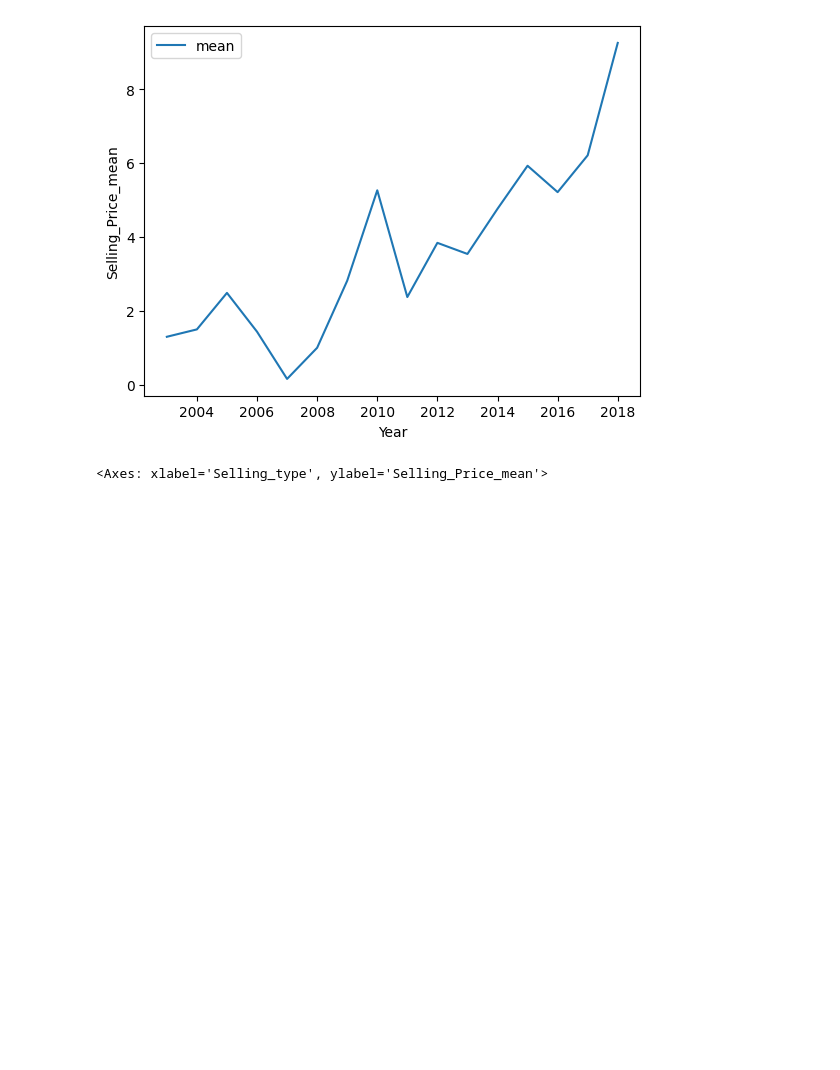
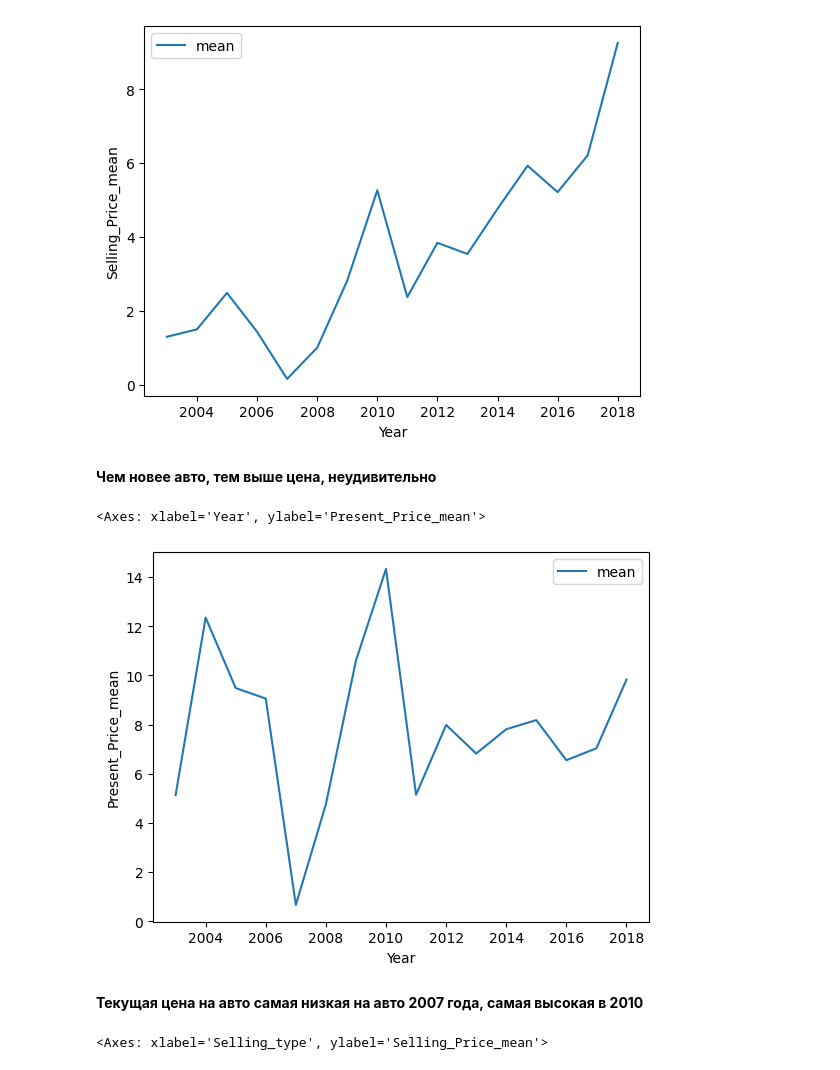
Before and after one commit to SmetaninAS/IISLR1, a Jupyter notebook: eda/cariissm_iz_doma.ipynb, the cells around one changed output. Drawn from its saved outputs; the diff is of its cells as text; code cells hidden in the pictures; blank space fills up the shorter version.

```diff
--- a/eda/cariissm_iz_doma.ipynb
+++ b/eda/cariissm_iz_doma.ipynb
@@ -171,6 +208,16 @@ sns.lineplot(aggregated_df,x='Year',y='Selling_Price_mean', label='mean')
 # %% [output]
 <Axes: xlabel='Year', ylabel='Selling_Price_mean'>
 [figure]
+# %% [markdown]
+**Чем новее авто, тем выше цена, неудивительно**
+# %%
+#Линейный график, отражающий зависимость цены продажи от года
+sns.lineplot(aggregated_df,x='Year',y='Present_Price_mean', label='mean')
+# %% [output]
+<Axes: xlabel='Year', ylabel='Present_Price_mean'>
+[figure, added]
+# %% [markdown]
+**Текущая цена на авто самая низкая на авто 2007 года,  самая высокая в 2010**
 # %%
 aggregated_df1 = df[num_features+['Selling_type']].groupby(by='Selling_type').agg(['mean', 'std'])
 aggregated_df1 = flat_index(aggregated_df1)
```
Also changed, not shown: parts of 37 cells of this notebook.
